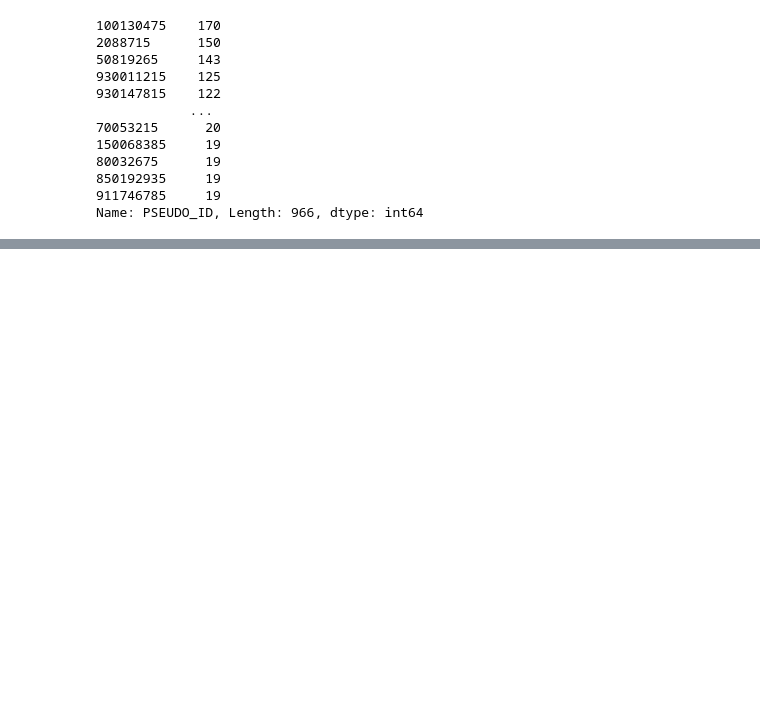
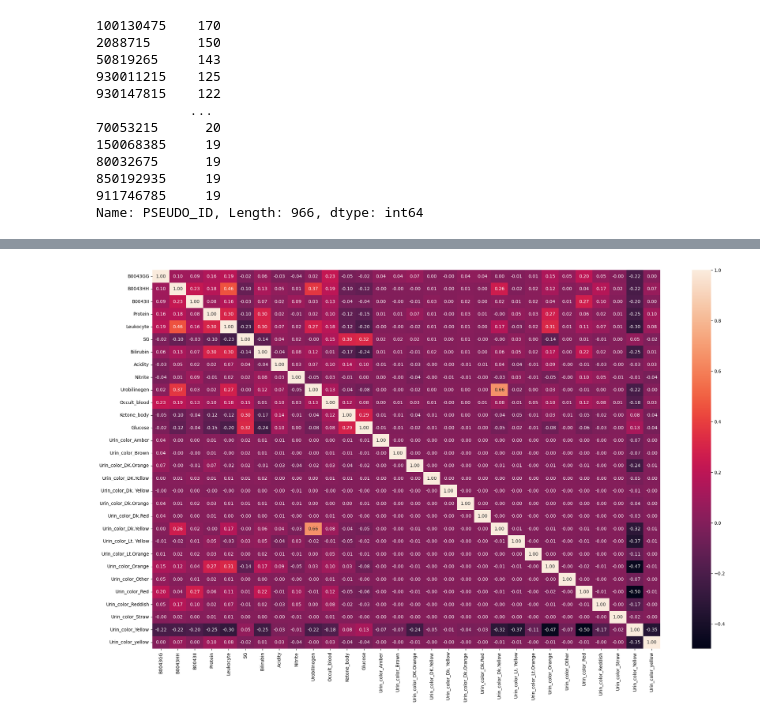
Before and after one commit to Choi-JaeSung/Industrial_AI_Challenge_2022, a Jupyter notebook: Making_Dataset/Making_Dataset.ipynb, the cells around one changed output, grey strips where cells are left out. Cells and saved outputs as stored; diff of their text form; code cells hidden in the pictures; blank space fills up the shorter version.

Commit message:
second commit Finish making dataset

```diff
--- a/Making_Dataset/Making_Dataset.ipynb
+++ b/Making_Dataset/Making_Dataset.ipynb
@@ -104,0 +314,4 @@ Name: PSEUDO_ID, Length: 966, dtype: int64
+# %%
+dataset = pd.read_csv('../Data/dataset.csv')
+
+dataset.head(5)
@@ -104,0 +347,6 @@ Name: PSEUDO_ID, Length: 966, dtype: int64
+# %%
+plt.figure(figsize=(25,15))
+sns.heatmap(data=dataset.corr(), annot=True, fmt='.2f')
+plt.show()
+# %% [output]
+[figure, added]
```
Also changed, not shown: parts of 34 cells of this notebook, 5 other files.
